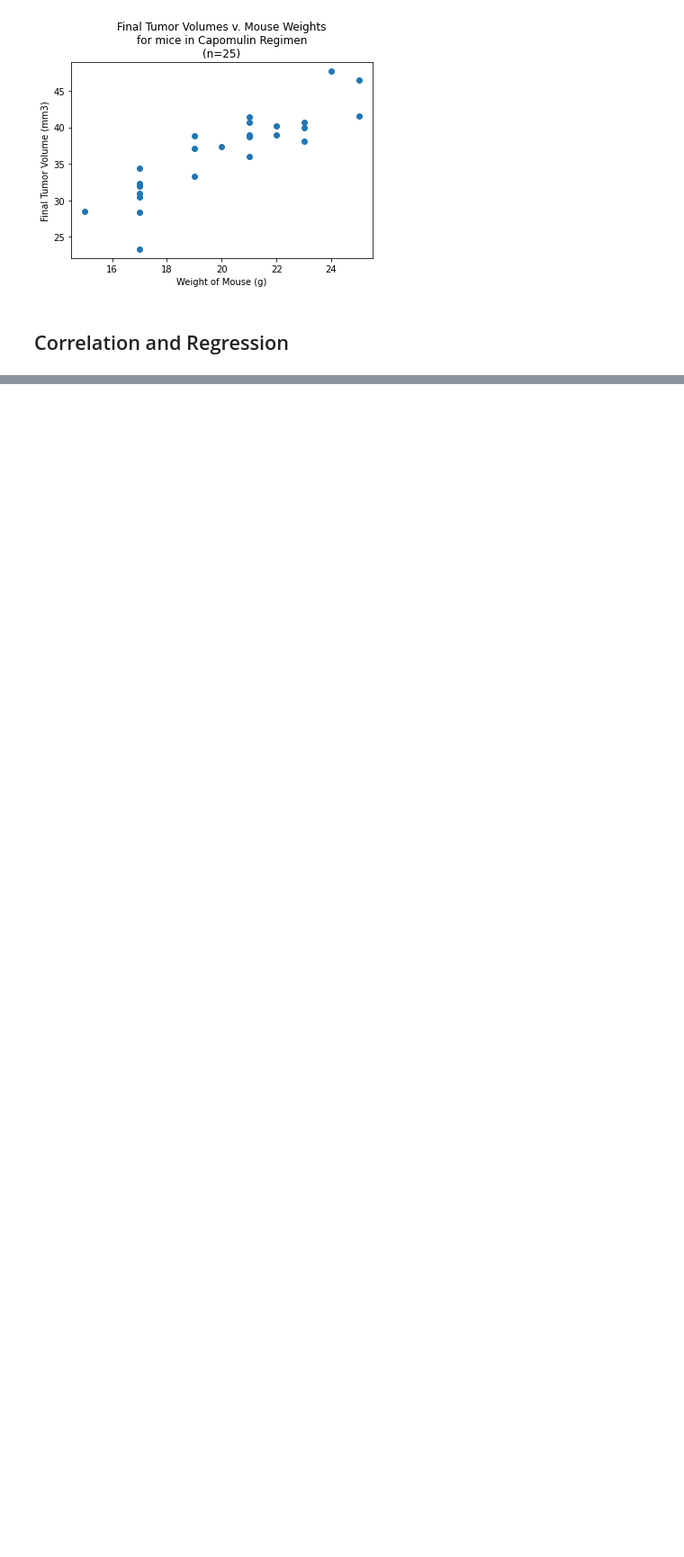
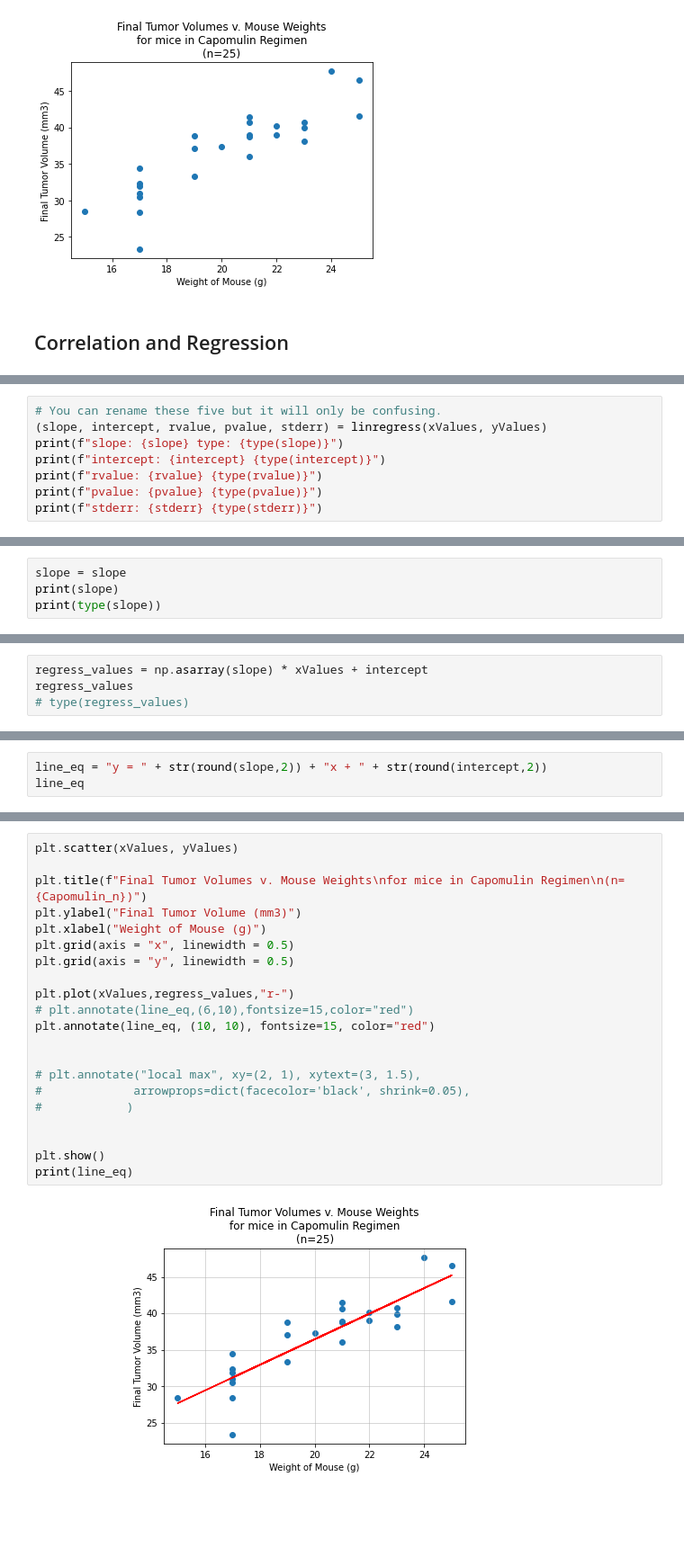
Before and after one commit to papadiscobravo/Pymeceutical-challenge-2, a Jupyter notebook: homework/assignment05/pymaceuticals_starter2.ipynb, the cells around one changed output, grey strips where cells are left out. Shown: that part at 90% size. Cells and saved outputs as stored; diff of their text form; blank space fills up the shorter version.

```diff
--- a/homework/assignment05/pymaceuticals_starter2.ipynb
+++ b/homework/assignment05/pymaceuticals_starter2.ipynb
@@ -733,0 +747,8 @@ plt.show()
+# %%
+# You can rename these five but it will only be confusing.
+(slope, intercept, rvalue, pvalue, stderr) = linregress(xValues, yValues)
+print(f"slope: {slope} type: {type(slope)}")
+print(f"intercept: {intercept} {type(intercept)}")
+print(f"rvalue: {rvalue} {type(rvalue)}")
+print(f"pvalue: {pvalue} {type(pvalue)}")
+print(f"stderr: {stderr} {type(stderr)}")
@@ -733,0 +767,4 @@ plt.show()
+# %%
+slope = slope
+print(slope)
+print(type(slope))
@@ -733,0 +774,4 @@ plt.show()
+# %%
+regress_values = np.asarray(slope) * xValues + intercept
+regress_values
+# type(regress_values)
@@ -733,0 +784,3 @@ plt.show()
+# %%
+line_eq = "y = " + str(round(slope,2)) + "x + " + str(round(intercept,2))
+line_eq
@@ -733,0 +789,23 @@ plt.show()
+# %%
+plt.scatter(xValues, yValues)
+
+plt.title(f"Final Tumor Volumes v. Mouse Weights\nfor mice in Capomulin Regimen\n(n={Capomulin_n})")
+plt.ylabel("Final Tumor Volume (mm3)")
+plt.xlabel("Weight of Mouse (g)")
+plt.grid(axis = "x", linewidth = 0.5)
+plt.grid(axis = "y", linewidth = 0.5)
+
+plt.plot(xValues,regress_values,"r-")
+# plt.annotate(line_eq,(6,10),fontsize=15,color="red")
+plt.annotate(line_eq, (10, 10), fontsize=15, color="red")
+
+
+# plt.annotate("local max", xy=(2, 1), xytext=(3, 1.5),
+#             arrowprops=dict(facecolor='black', shrink=0.05),
+#            )
+
+
+plt.show()
+print(line_eq)
+# %% [output]
+[figure, added]
```
Also changed, not shown: parts of 13 cells of this notebook, 1 other file.
